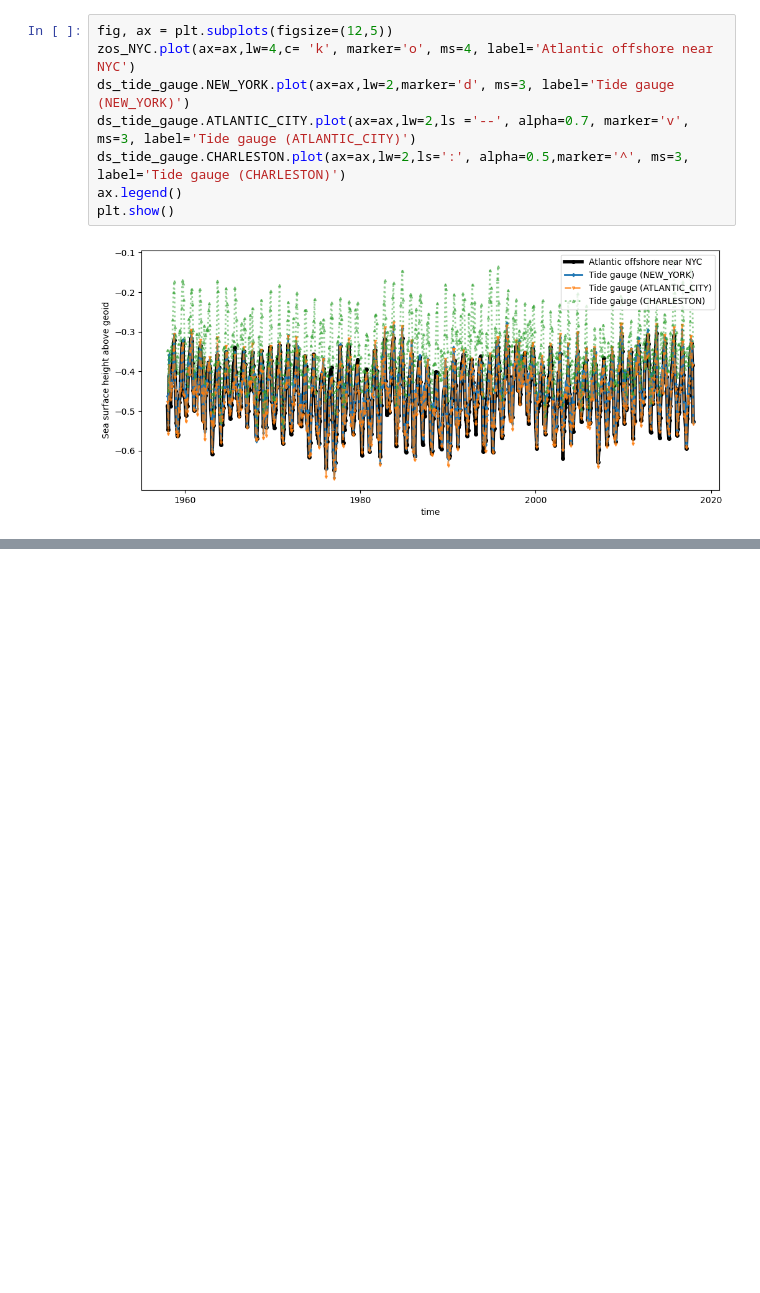
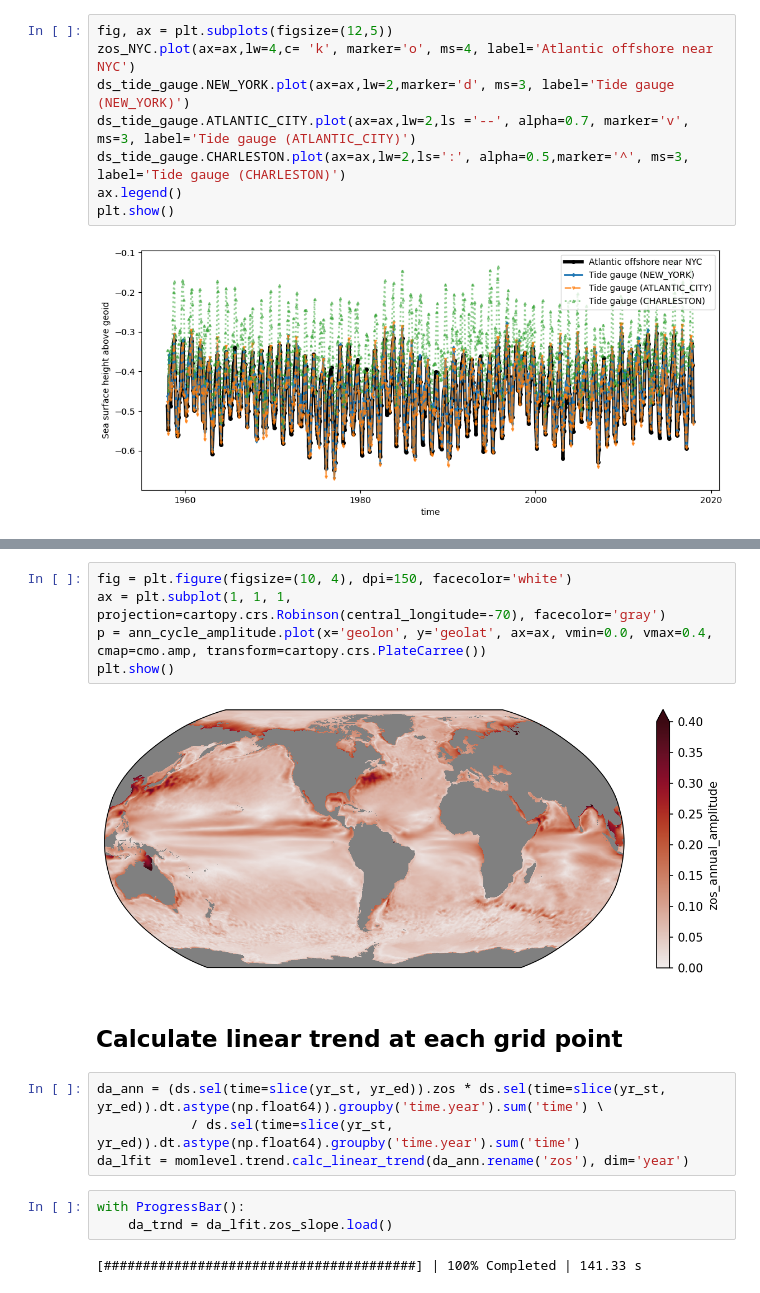
Before and after one commit to jetesdal/sea_level_covariability, a Jupyter notebook: notebooks/Intro_DSL_model_output.ipynb, the cells around one changed output, grey strips where cells are left out. Saved outputs shown, nothing was run; the diff lists cells and outputs as text; blank space fills up the shorter version.

```diff
--- a/notebooks/Intro_DSL_model_output.ipynb
+++ b/notebooks/Intro_DSL_model_output.ipynb
@@ -242,0 +293,18 @@ plt.show()
+# %%
+fig = plt.figure(figsize=(10, 4), dpi=150, facecolor='white')
+ax = plt.subplot(1, 1, 1, projection=cartopy.crs.Robinson(central_longitude=-70), facecolor='gray')
+p = ann_cycle_amplitude.plot(x='geolon', y='geolat', ax=ax, vmin=0.0, vmax=0.4, cmap=cmo.amp, transform=cartopy.crs.PlateCarree())
+plt.show()
+# %% [output]
+[figure, added]
+# %% [markdown]
+## Calculate linear trend at each grid point
+# %%
+da_ann = (ds.sel(time=slice(yr_st, yr_ed)).zos * ds.sel(time=slice(yr_st, yr_ed)).dt.astype(np.float64)).groupby('time.year').sum('time') \
+            / ds.sel(time=slice(yr_st, yr_ed)).dt.astype(np.float64).groupby('time.year').sum('time')
+da_lfit = momlevel.trend.calc_linear_trend(da_ann.rename('zos'), dim='year')
+# %%
+with ProgressBar():
+    da_trnd = da_lfit.zos_slope.load()
+# %% [output]
+[########################################] | 100% Completed | 141.33 s
```
Also changed, not shown: parts of 17 cells of this notebook, 3 other files.
